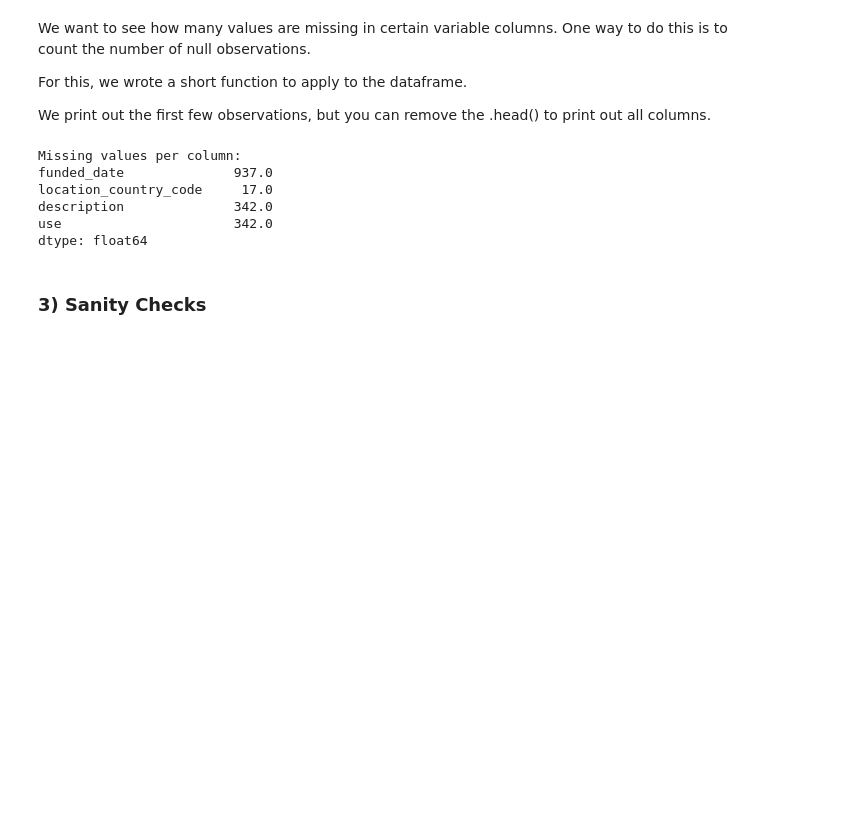
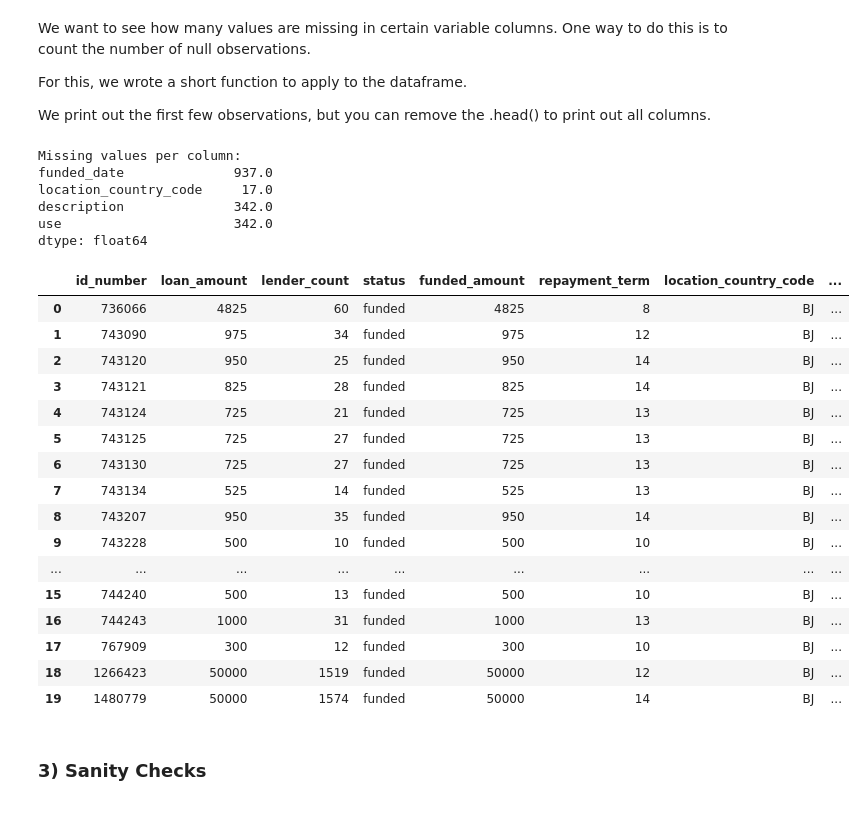
Before and after one commit to iElasri/machine_learning_for_good, a Jupyter notebook: module_1_introduction/1_3_loading_and_understanding_data.ipynb, the cells around one changed output. Cells and saved outputs as stored; diff of their text form; code cells hidden in the pictures; blank space fills up the shorter version.

Commit message:
finished loading data

```diff
--- a/module_1_introduction/1_3_loading_and_understanding_data.ipynb
+++ b/module_1_introduction/1_3_loading_and_understanding_data.ipynb
@@ -116,6 +142,27 @@ location_country_code     17.0
 description              342.0
 use                      342.0
 dtype: float64
+# %%
+data = df.drop(columns=['funded_date', 'description' , 'use'])
+data.head(20)
+# %% [output]
+|  | id_number | loan_amount | lender_count | status | funded_amount | repayment_term | location_country_code | ... |
+| 0 | 736066 | 4825 | 60 | funded | 4825 | 8 | BJ | ... |
+| 1 | 743090 | 975 | 34 | funded | 975 | 12 | BJ | ... |
+| 2 | 743120 | 950 | 25 | funded | 950 | 14 | BJ | ... |
+| 3 | 743121 | 825 | 28 | funded | 825 | 14 | BJ | ... |
+| 4 | 743124 | 725 | 21 | funded | 725 | 13 | BJ | ... |
+| 5 | 743125 | 725 | 27 | funded | 725 | 13 | BJ | ... |
+| 6 | 743130 | 725 | 27 | funded | 725 | 13 | BJ | ... |
+| 7 | 743134 | 525 | 14 | funded | 525 | 13 | BJ | ... |
+| 8 | 743207 | 950 | 35 | funded | 950 | 14 | BJ | ... |
+| 9 | 743228 | 500 | 10 | funded | 500 | 10 | BJ | ... |
+| ... | ... | ... | ... | ... | ... | ... | ... | ... |
+| 15 | 744240 | 500 | 13 | funded | 500 | 10 | BJ | ... |
+| 16 | 744243 | 1000 | 31 | funded | 1000 | 13 | BJ | ... |
+| 17 | 767909 | 300 | 12 | funded | 300 | 10 | BJ | ... |
+| 18 | 1266423 | 50000 | 1519 | funded | 50000 | 12 | BJ | ... |
+| 19 | 1480779 | 50000 | 1574 | funded | 50000 | 14 | BJ | ... |
 # %% [markdown]
 ### 3) Sanity Checks
 <a id='obs_check'></a>
```
Also changed, not shown: parts of 5 cells of this notebook, 1 other file.
